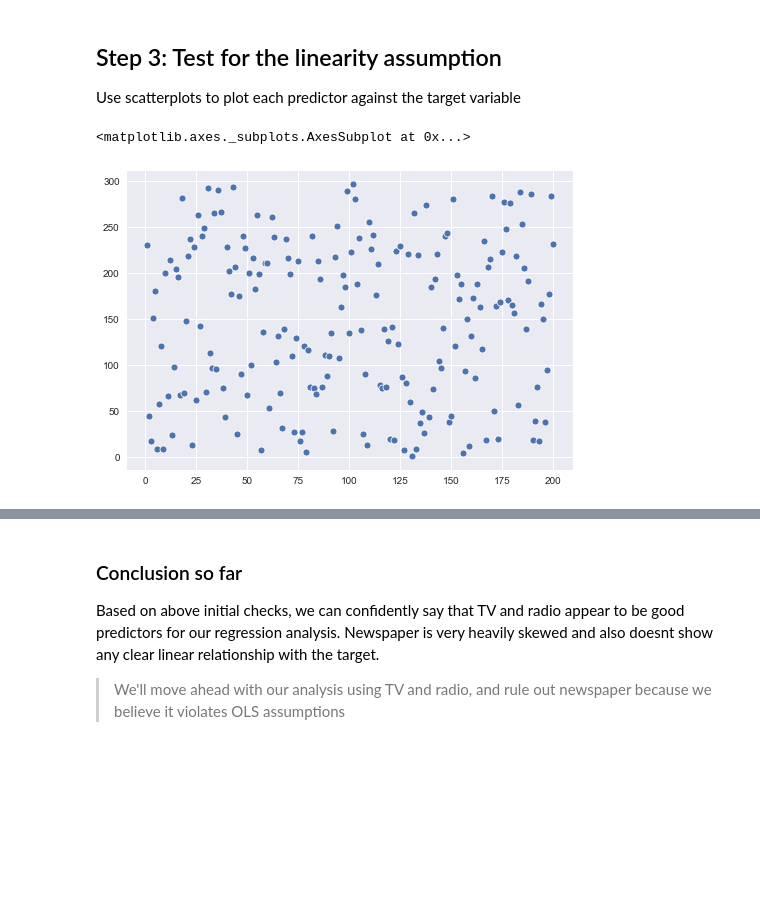
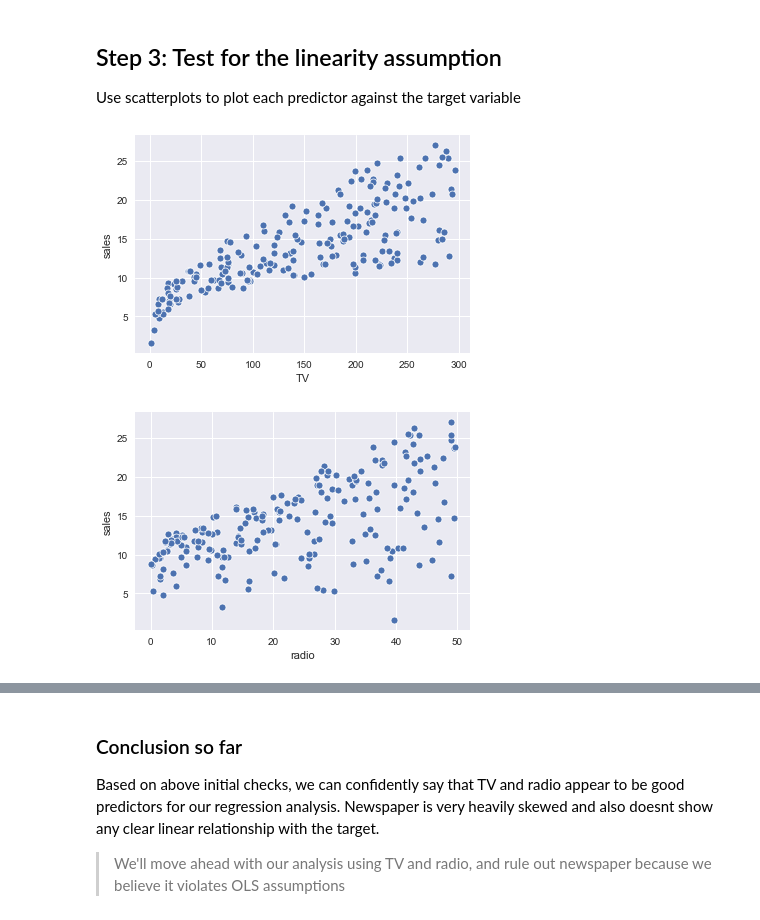
Before and after one commit to menach123/dsc-ols-statsmodels-lab-online-ds-ft-090919, a Jupyter notebook: index.ipynb, the cells around one changed output, grey strips where cells are left out. Cells and saved outputs as stored; diff of their text form; code cells hidden in the pictures; blank space fills up the shorter version.

```diff
--- a/index.ipynb
+++ b/index.ipynb
@@ -90,7 +90,8 @@ Use scatterplots to plot each predictor against the target variable
 # %%
 # visualize the relationship between the preditors and the target using scatterplots
 
-sns.scatterplot(x= df.target)
+
+
+sns.scatterplot(x= df.TV, y= df.sales);
 # %% [output]
-<matplotlib.axes._subplots.AxesSubplot at 0x...>
-[figure, old version]
+[figure, new version]
@@ -98,0 +98,4 @@ sns.scatterplot(x= df.target)
+# %%
+sns.scatterplot(x= df.radio, y= df.sales);
+# %% [output]
+[figure, added]
```
Also changed, not shown: parts of 21 cells of this notebook.
